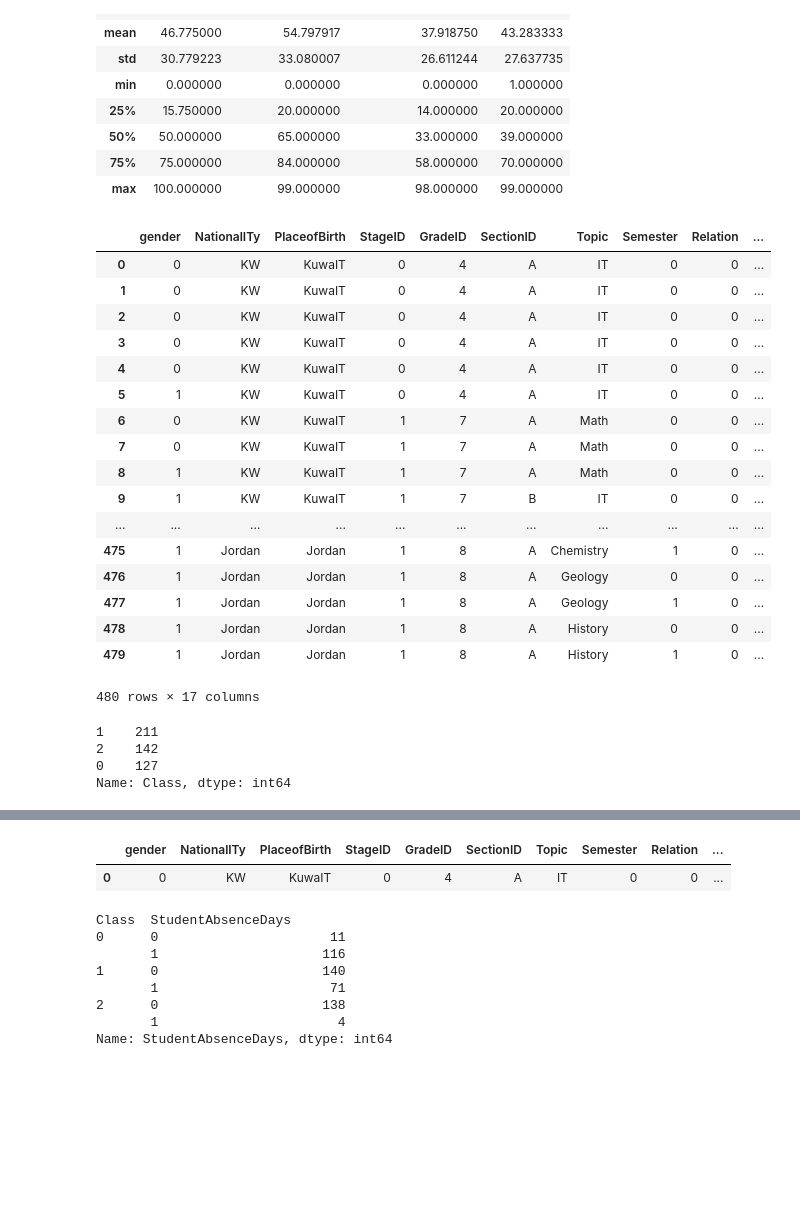
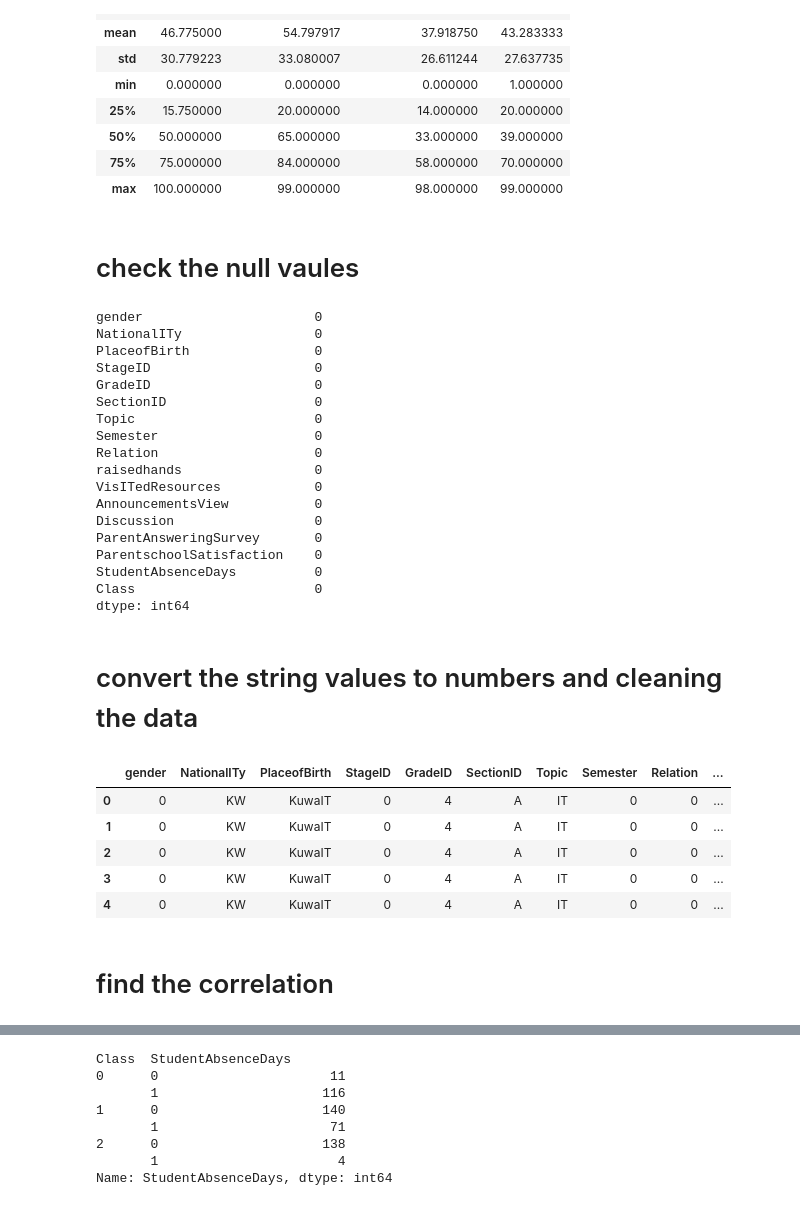
Before and after one commit to basilatawneh/Students-Academic-Performance-Dataset-xAPI-Edu-Data-, a Jupyter notebook: Untitled.ipynb, the cells around one changed output, grey strips where cells are left out. Saved outputs shown, nothing was run; the diff lists cells and outputs as text; code cells hidden in the pictures; blank space fills up the shorter version.

```diff
--- a/Untitled.ipynb
+++ b/Untitled.ipynb
@@ -25,50 +26,58 @@ data.describe()
 | 50% | 50.000000 | 65.000000 | 33.000000 | 39.000000 |
 | 75% | 75.000000 | 84.000000 | 58.000000 | 70.000000 |
 | max | 100.000000 | 99.000000 | 98.000000 | 99.000000 |
+# %% [markdown]
+# check the null vaules
+# %%
+data.isnull().sum()
+# %% [output]
+gender                      0
+NationalITy                 0
+PlaceofBirth                0
+StageID                     0
+GradeID                     0
+SectionID                   0
+Topic                       0
+Semester                    0
+Relation                    0
+raisedhands                 0
+VisITedResources            0
+AnnouncementsView           0
+Discussion                  0
+ParentAnsweringSurvey       0
+ParentschoolSatisfaction    0
+StudentAbsenceDays          0
+Class                       0
+dtype: int64
+# %% [markdown]
+# convert the string values to numbers and cleaning the data
 # %%
 def cleanstage(x):
     if x=='lowerlevel' or x=='L':
         return 0
     elif x=="MiddleSchool"or x=='M':
         return 1
     else:
         return 2
 data.StageID=data.StageID.apply(lambda y:cleanstage(y))
 data['gender']=data.gender.apply(lambda x: 0 if x=='M' else 1)
 data.ParentschoolSatisfaction=data.ParentschoolSatisfaction.apply(lambda x: 1 if x=='Good' else 0)
 data.StudentAbsenceDays=data.StudentAbsenceDays.apply(lambda x: 0 if x=="Under-7" else 1)
 data.Semester=data.Semester.apply(lambda x: 0 if x=='F' else 1)# 0=F - 1=S
 data.GradeID=data.GradeID.apply(lambda x: int(x[2:]))
 data.Relation=data.Relation.apply(lambda x: 0 if x=='Father' else 1)
 data.ParentAnsweringSurvey=data.ParentAnsweringSurvey.apply(lambda x: 1 if x=='Yes' else 0)
 data.Class=data.Class.apply(lambda x:cleanstage(x))
-data
+data.head()
 # %% [output]
 |  | gender | NationalITy | PlaceofBirth | StageID | GradeID | SectionID | Topic | Semester | Relation | ... |
 | 0 | 0 | KW | KuwaIT | 0 | 4 | A | IT | 0 | 0 | ... |
 | 1 | 0 | KW | KuwaIT | 0 | 4 | A | IT | 0 | 0 | ... |
 | 2 | 0 | KW | KuwaIT | 0 | 4 | A | IT | 0 | 0 | ... |
 | 3 | 0 | KW | KuwaIT | 0 | 4 | A | IT | 0 | 0 | ... |
 | 4 | 0 | KW | KuwaIT | 0 | 4 | A | IT | 0 | 0 | ... |
-| 5 | 1 | KW | KuwaIT | 0 | 4 | A | IT | 0 | 0 | ... |
-| 6 | 0 | KW | KuwaIT | 1 | 7 | A | Math | 0 | 0 | ... |
-| 7 | 0 | KW | KuwaIT | 1 | 7 | A | Math | 0 | 0 | ... |
-| 8 | 1 | KW | KuwaIT | 1 | 7 | A | Math | 0 | 0 | ... |
-| 9 | 1 | KW | KuwaIT | 1 | 7 | B | IT | 0 | 0 | ... |
-| ... | ... | ... | ... | ... | ... | ... | ... | ... | ... | ... |
-| 475 | 1 | Jordan | Jordan | 1 | 8 | A | Chemistry | 1 | 0 | ... |
-| 476 | 1 | Jordan | Jordan | 1 | 8 | A | Geology | 0 | 0 | ... |
-| 477 | 1 | Jordan | Jordan | 1 | 8 | A | Geology | 1 | 0 | ... |
-| 478 | 1 | Jordan | Jordan | 1 | 8 | A | History | 0 | 0 | ... |
-| 479 | 1 | Jordan | Jordan | 1 | 8 | A | History | 1 | 0 | ... |
-480 rows × 17 columns
-# %%
-data.Class.value_counts()
-# %% [output]
-1    211
-2    142
-0    127
-Name: Class, dtype: int64
+# %% [markdown]
+# find the correlation
 # %%
 corr = data.corr()
 corr.style.background_gradient(cmap='coolwarm').set_precision(2)
@@ -87,11 +96,6 @@ corr.style.background_gradient(cmap='coolwarm').set_precision(2)
 | ParentschoolSatisfaction | 0.093 | -0.014 | -0.018 | -0.025 | 0.29 | 0.3 | 0.36 | 0.3 | ... |
 | StudentAbsenceDays | -0.21 | -0.11 | -0.085 | -0.072 | -0.22 | -0.46 | -0.5 | -0.31 | ... |
 | Class | 0.26 | 0.084 | 0.072 | 0.13 | 0.4 | 0.65 | 0.68 | 0.53 | ... |
-# %%
-data.head(1)
-# %% [output]
-|  | gender | NationalITy | PlaceofBirth | StageID | GradeID | SectionID | Topic | Semester | Relation | ... |
-| 0 | 0 | KW | KuwaIT | 0 | 4 | A | IT | 0 | 0 | ... |
 # %%
 
 d=data.groupby(['Class','StudentAbsenceDays'])['StudentAbsenceDays'].count()
```
Also changed, not shown: parts of 11 cells of this notebook.
